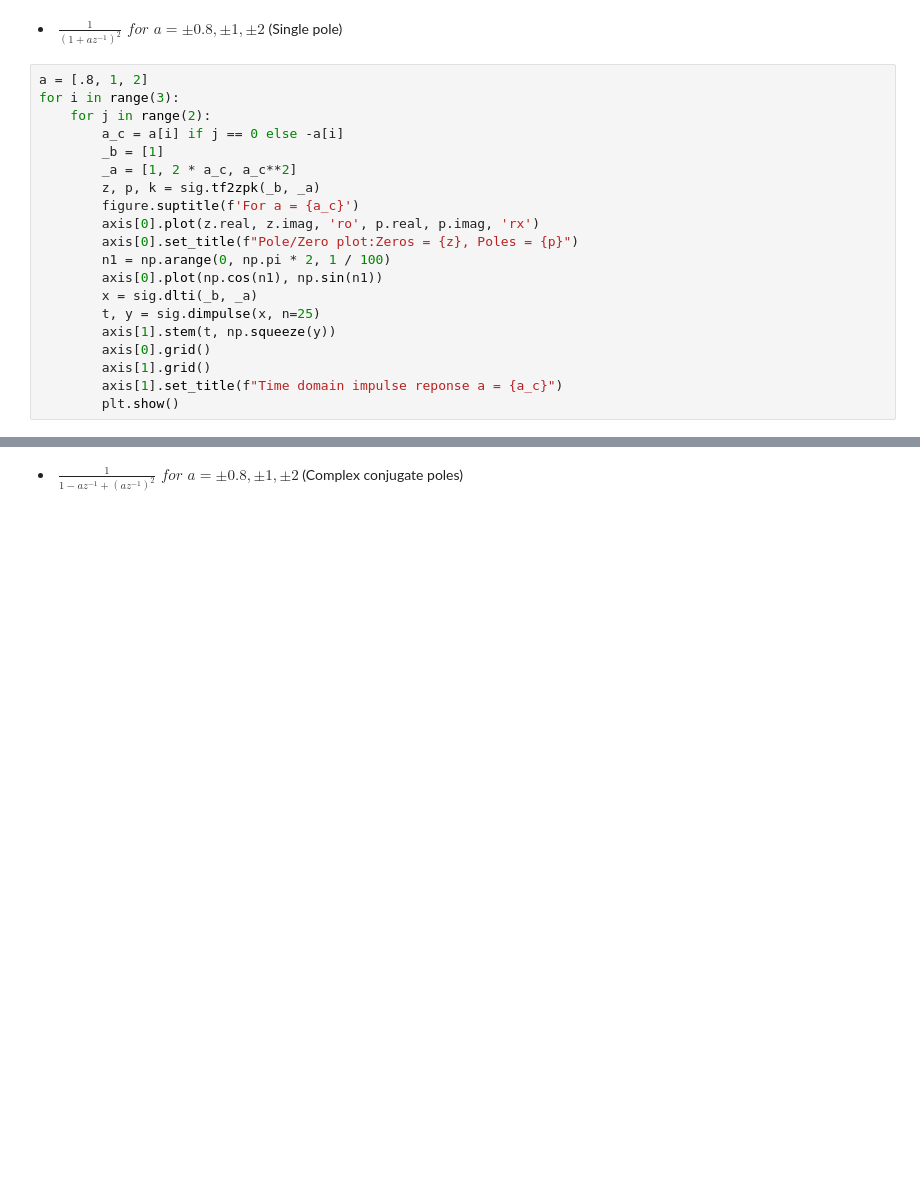
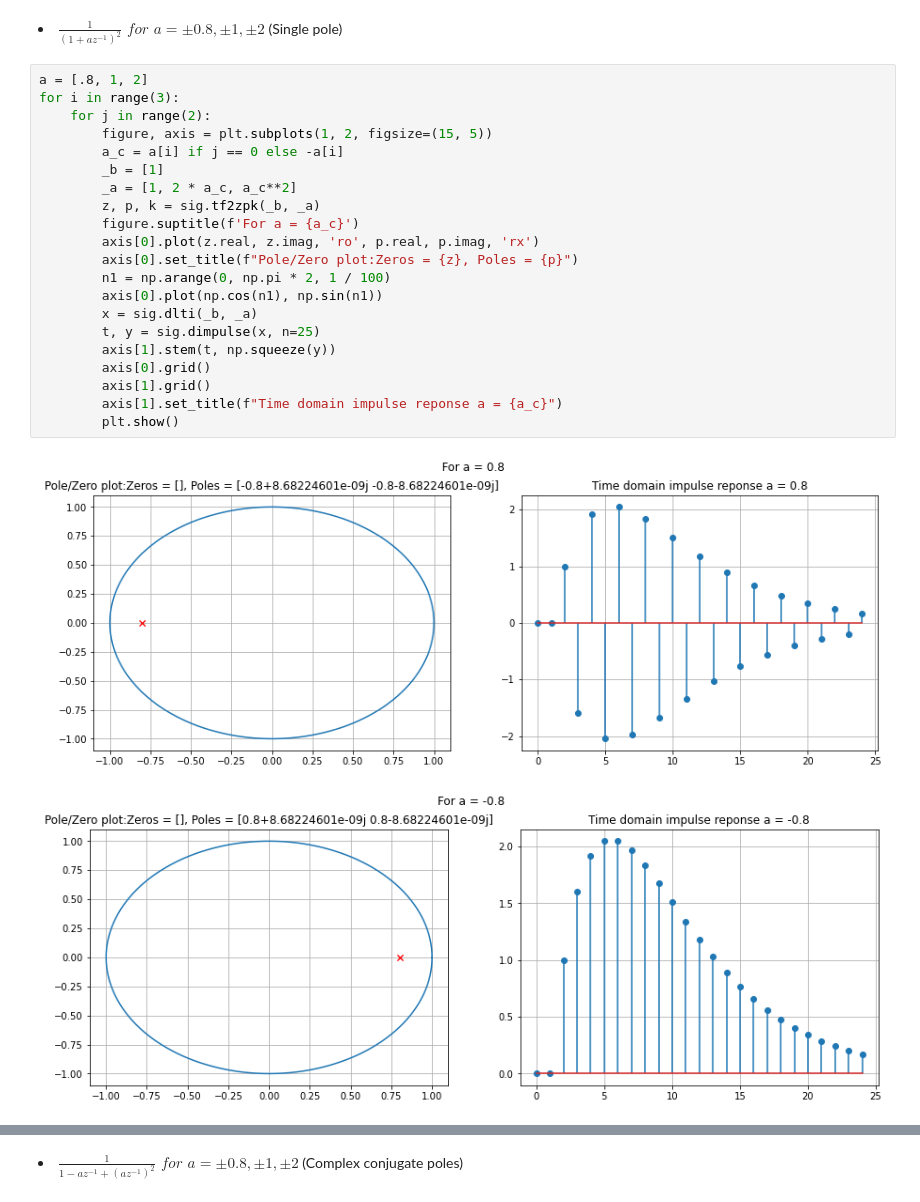
Before and after one commit to the-pinbo/DSP-lab, a Jupyter notebook: Lab5/Z-transform.ipynb, the cells around one changed output, grey strips where cells are left out. Cells and saved outputs as stored; diff of their text form; blank space fills up the shorter version.

```diff
--- a/Lab5/Z-transform.ipynb
+++ b/Lab5/Z-transform.ipynb
@@ -49,20 +49,24 @@ for i in range(3):
 # %%
 a = [.8, 1, 2]
 for i in range(3):
     for j in range(2):
+        figure, axis = plt.subplots(1, 2, figsize=(15, 5))
         a_c = a[i] if j == 0 else -a[i]
         _b = [1]
         _a = [1, 2 * a_c, a_c**2]
         z, p, k = sig.tf2zpk(_b, _a)
         figure.suptitle(f'For a = {a_c}')
         axis[0].plot(z.real, z.imag, 'ro', p.real, p.imag, 'rx')
         axis[0].set_title(f"Pole/Zero plot:Zeros = {z}, Poles = {p}")
         n1 = np.arange(0, np.pi * 2, 1 / 100)
         axis[0].plot(np.cos(n1), np.sin(n1))
         x = sig.dlti(_b, _a)
         t, y = sig.dimpulse(x, n=25)
         axis[1].stem(t, np.squeeze(y))
         axis[0].grid()
         axis[1].grid()
         axis[1].set_title(f"Time domain impulse reponse a = {a_c}")
         plt.show()
+# %% [output]
+[figure, added]
+[figure, added]
```
Also changed, not shown: parts of 17 cells of this notebook.
